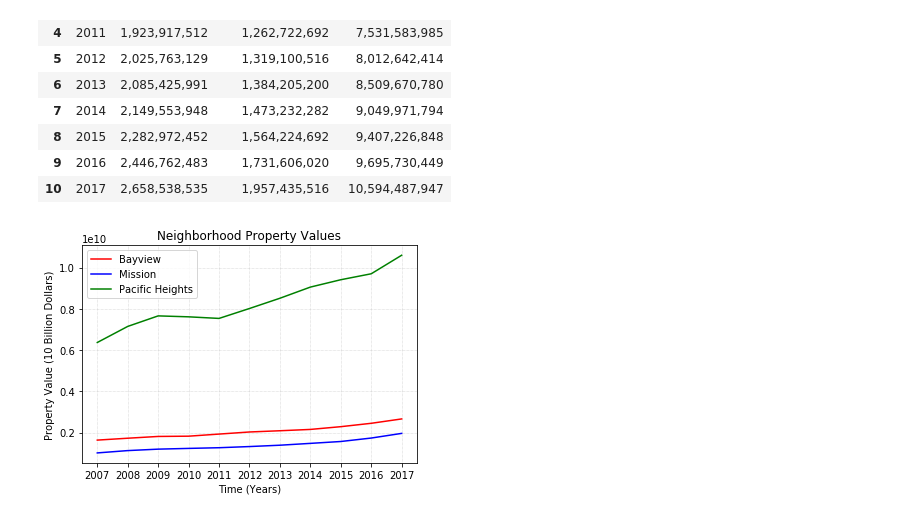
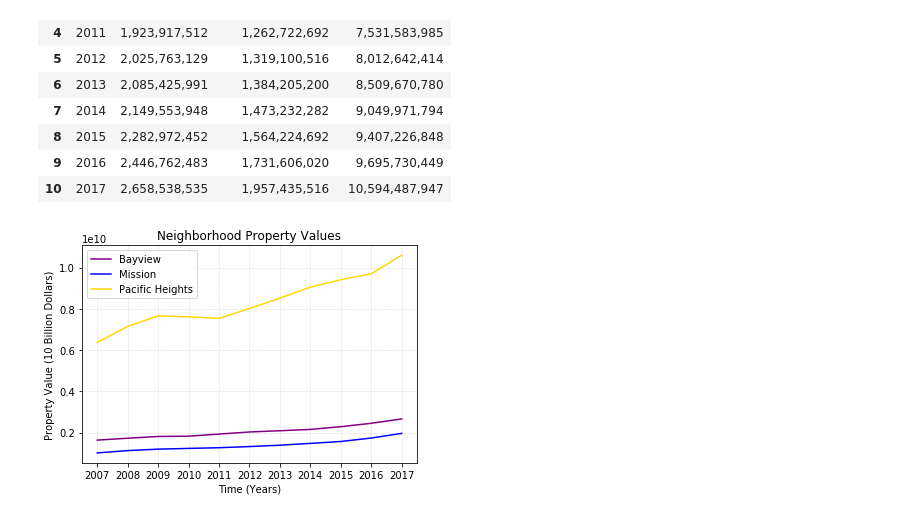
Before and after one commit to alexwdavis/Team_Project_AACJ, a Jupyter notebook: Evictions VS Housing.ipynb, the cells around one changed output. Cells and saved outputs as stored; diff of their text form; code cells hidden in the pictures.

```diff
--- a/Evictions VS Housing.ipynb
+++ b/Evictions VS Housing.ipynb
@@ -67,19 +67,19 @@ pac_heights = pac_heights.str.replace(',','').astype(int)
 # %%
 ax = plt.subplot(111)
 x_axis = np.arange(2007,2018,1)
 plt.title("Neighborhood Property Values")
 plt.xlabel("Time (Years)")
 plt.ylabel("Property Value (10 Billion Dollars)")
 
-ax.plot(x_axis, bayview, color="red", label="Bayview")
-ax.plot(x_axis, mission, color="blue", label="Mission")
-ax.plot(x_axis, pac_heights, color="green", label="Pacific Heights")
+ax.plot(x_axis, bayview, color="Purple", label="Bayview")
+ax.plot(x_axis, mission, color="Blue", label="Mission")
+ax.plot(x_axis, pac_heights, color="Gold", label="Pacific Heights")
 ax.legend(loc=2)
 
 tick_locations = [value for value in x_axis]
 ax.set_xticks(tick_locations, minor=False)
 ax.grid('on', which='major', axis='both', linestyle='dotted', linewidth=0.5)
 
 plt.show()
 # %% [output]
-[figure, old version]
+[figure, new version]
```
